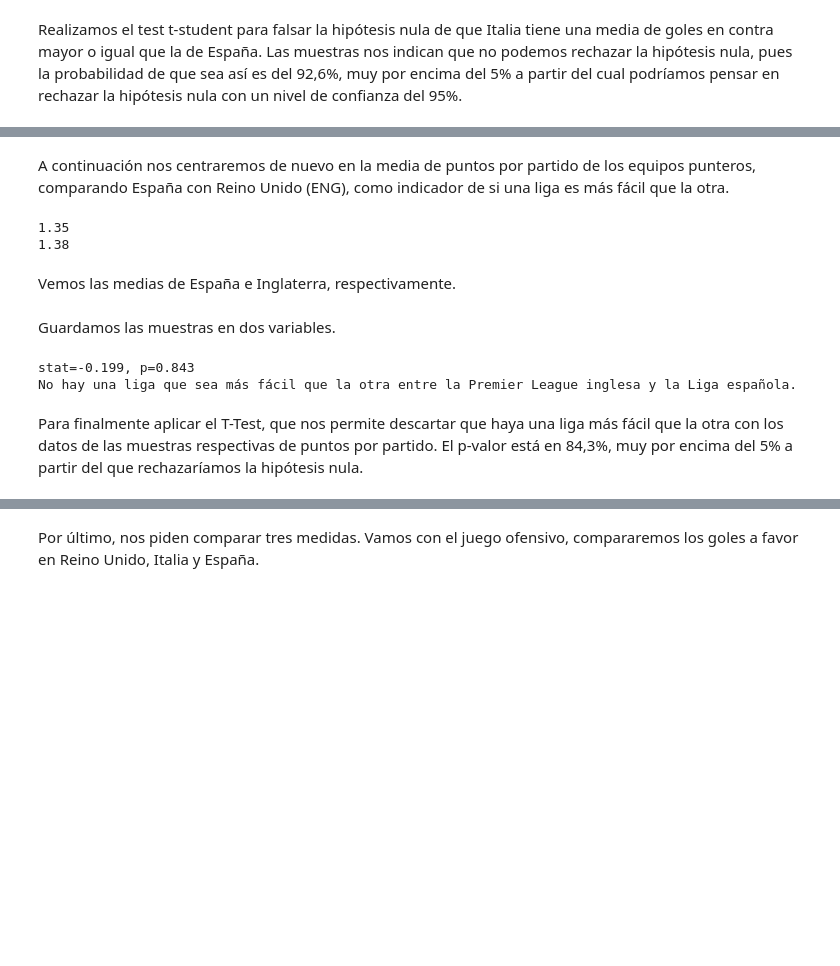
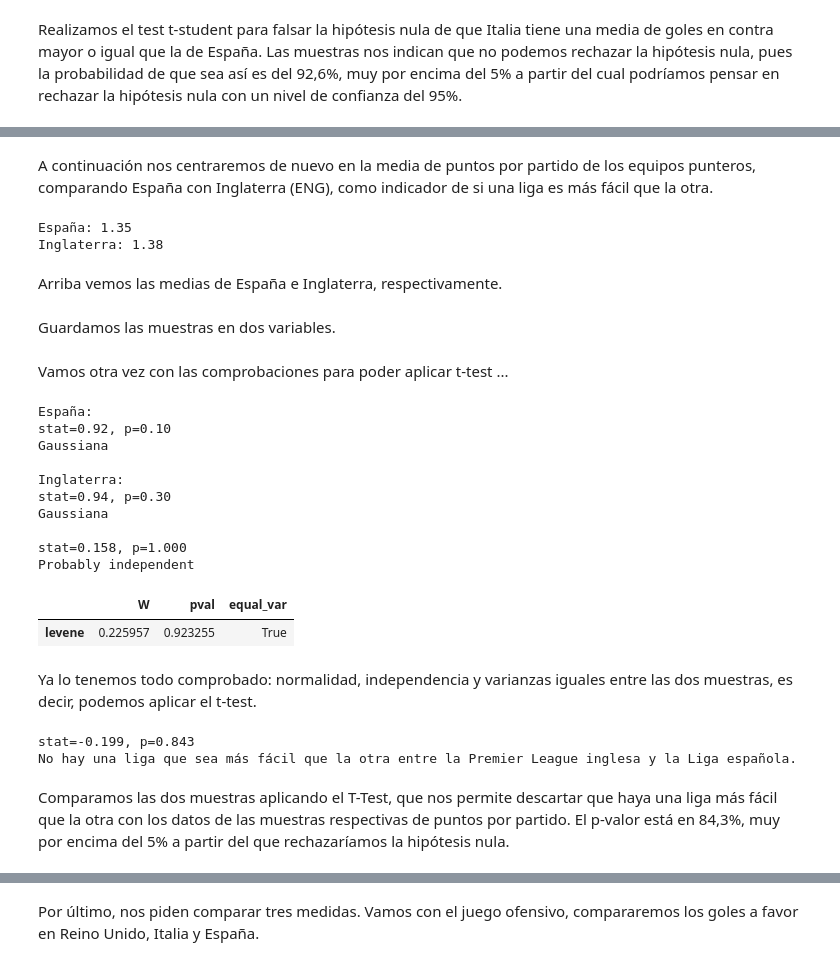
Before and after one commit to aar-x/hipotesis_testing, a Jupyter notebook: M5T01.ipynb, the cells around one changed output, grey strips where cells are left out. Drawn from its saved outputs; the diff is of its cells as text; code cells hidden in the pictures; blank space fills up the shorter version.

```diff
--- a/M5T01.ipynb
+++ b/M5T01.ipynb
@@ -97,18 +182,67 @@ Realizamos el test t-student para falsar la hipótesis nula de que Italia tiene
 # %% [markdown]
-A continuación nos centraremos de nuevo en la media de puntos por partido de los equipos punteros, comparando España con Reino Unido (ENG), como indicador de si una liga es más fácil que la otra.
+A continuación nos centraremos de nuevo en la media de puntos por partido de los equipos punteros, comparando España con Inglaterra (ENG), como indicador de si una liga es más fácil que la otra.
 # %%
-print(round(UEFA[(UEFA['Country'] == 'ESP')]['Pts/G'].mean(), 2))
-print(round(UEFA[(UEFA['Country'] == 'ENG')]['Pts/G'].mean(), 2))
+print('España: '+str(round(UEFA[(UEFA['Country'] == 'ESP')]['Pts/G'].mean(), 2)))
+print('Inglaterra: '+str(round(UEFA[(UEFA['Country'] == 'ENG')]['Pts/G'].mean(), 2)))
 # %% [output]
-1.35
-1.38
+España: 1.35
+Inglaterra: 1.38
 # %% [markdown]
-Vemos las medias de España e Inglaterra, respectivamente.
+Arriba vemos las medias de España e Inglaterra, respectivamente.
 # %%
 PG_ESP = UEFA[(UEFA['Country'] == 'ESP')]['Pts/G']
 PG_ENG = UEFA[(UEFA['Country'] == 'ENG')]['Pts/G']
 # %% [markdown]
 Guardamos las muestras en dos variables.
+# %% [markdown]
+Vamos otra vez con las comprobaciones para poder aplicar t-test ...
+# %%
+# Normalidad
+
+stat, p = shapiro(PG_ESP)
+print('España:')
+print('stat=%.2f, p=%.2f' % (stat, p))
+if p > 0.05:
+ print('Gaussiana\n')
+else:
+ print('No gaussiana\n')
+
+stat, p = shapiro(PG_ENG)
+print('Inglaterra:')
+print('stat=%.2f, p=%.2f' % (stat, p))
+if p > 0.05:
+ print('Gaussiana\n')
+else:
+ print('No gaussiana\n')
+
+ # Independencia
+
+table = [PG_ESP, PG_ENG]
+stat, p, dof, expected = chi2_contingency(table)
+print('stat=%.3f, p=%.3f' % (stat, p))
+if p > 0.05:
+ print('Probably independent')
+else:
+ print('Probably dependent')
+
+# Varianzas
+
+pg.homoscedasticity(data=UEFA, dv='Pts/G', group='Country')
+# %% [output]
+España:
+stat=0.92, p=0.10
+Gaussiana
+
+Inglaterra:
+stat=0.94, p=0.30
+Gaussiana
+
+stat=0.158, p=1.000
+Probably independent
+|  | W | pval | equal_var |
+| levene | 0.225957 | 0.923255 | True |
+# %% [markdown]
+Ya lo tenemos todo comprobado: normalidad, independencia y varianzas iguales entre las dos muestras, es decir, podemos aplicar el t-test.
 # %%
 stat, p = ttest_ind(PG_ESP, PG_ENG)
 print('stat=%.3f, p=%.3f' % (stat, p))
@@ -120,4 +254,4 @@ else:
 stat=-0.199, p=0.843
 No hay una liga que sea más fácil que la otra entre la Premier League inglesa y la Liga española.
 # %% [markdown]
-Para finalmente aplicar el T-Test, que nos permite descartar que haya una liga más fácil que la otra con los datos de las muestras respectivas de puntos por partido. El p-valor está en 84,3%, muy por encima del 5% a partir del que rechazaríamos la hipótesis nula.
+Comparamos las dos muestras aplicando el T-Test, que nos permite descartar que haya una liga más fácil que la otra con los datos de las muestras respectivas de puntos por partido. El p-valor está en 84,3%, muy por encima del 5% a partir del que rechazaríamos la hipótesis nula.
```
Also changed, not shown: parts of 30 cells of this notebook.
